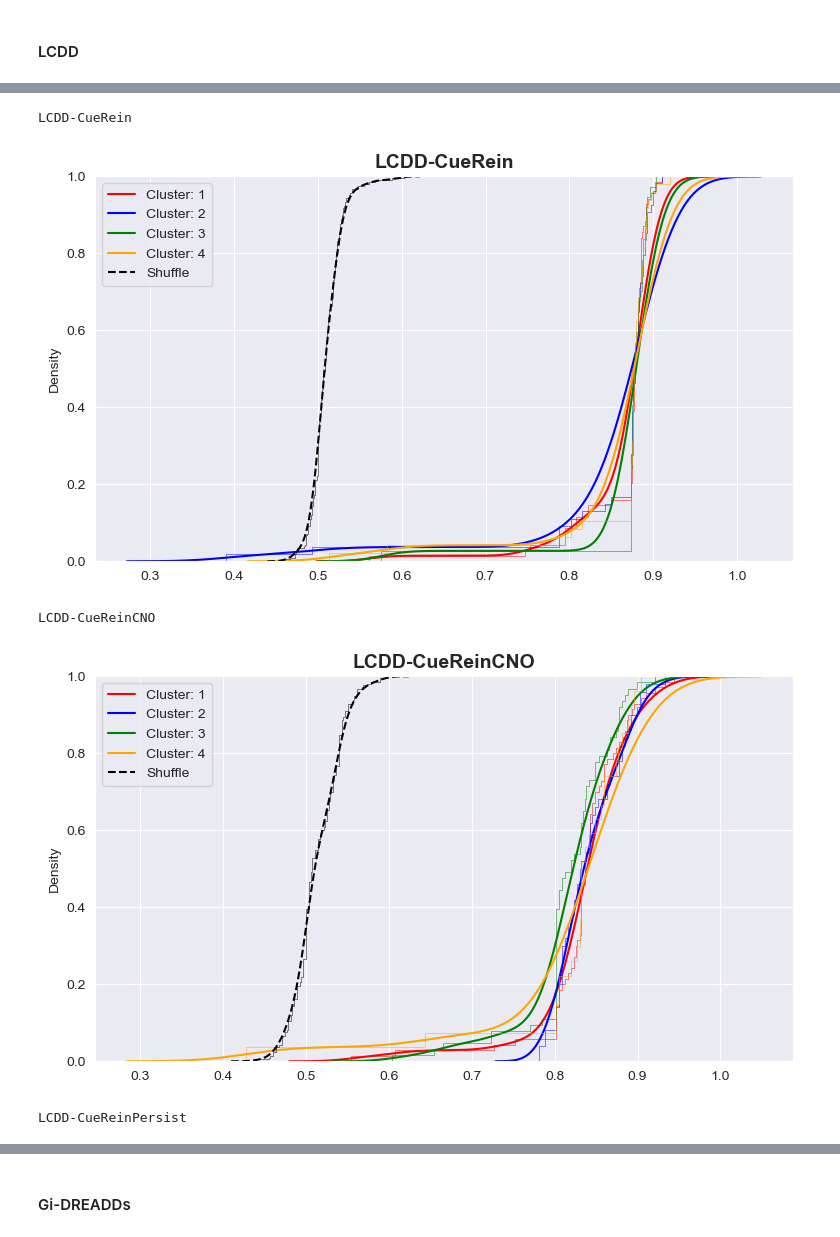
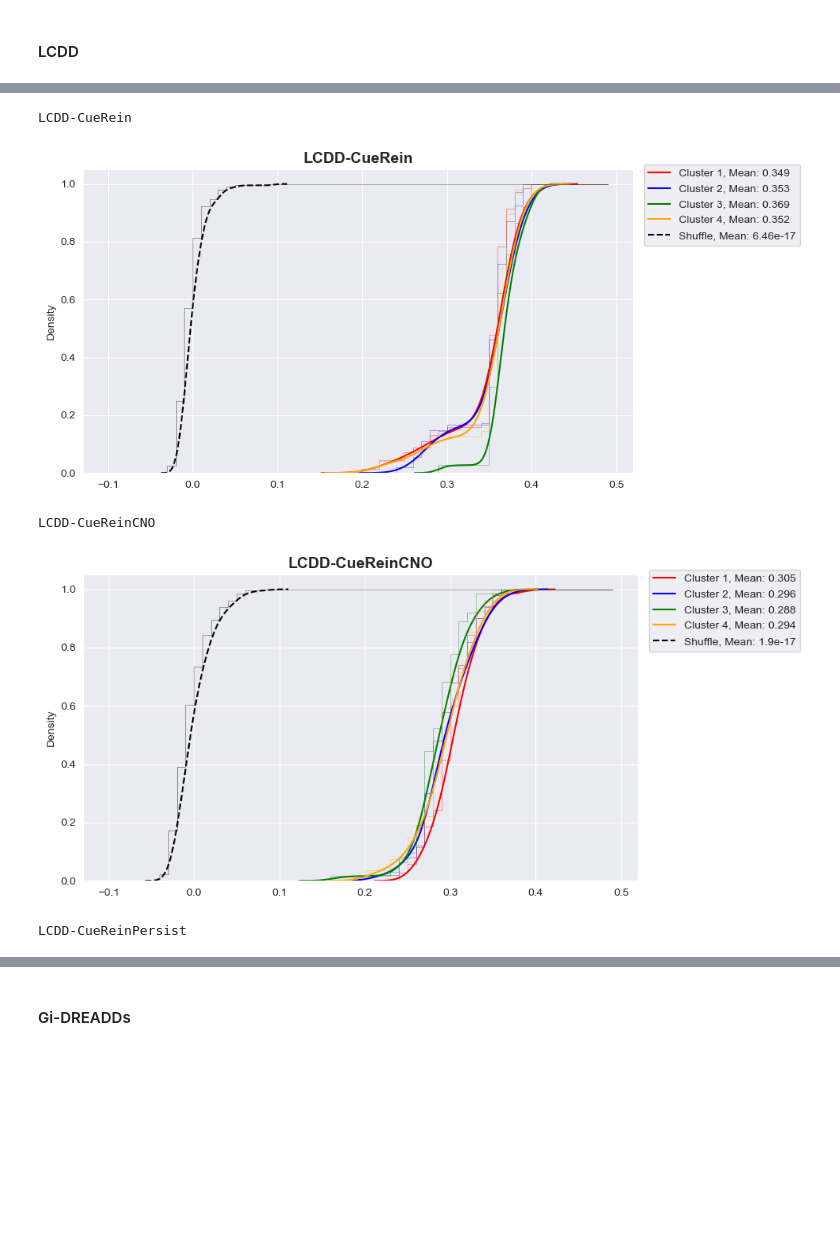
Before and after one commit to datasiansalsa/LC-PrL-DREADDs_Self-Admin_Analysis, a Jupyter notebook: active-lever_analysis/LC-PrL-DREADDs_active-lever_analysis_JJB.ipynb, the cells around one changed output, grey strips where cells are left out. Drawn from its saved outputs; the diff is of its cells as text; code cells hidden in the pictures; blank space fills up the shorter version.

```diff
--- a/active-lever_analysis/LC-PrL-DREADDs_active-lever_analysis_JJB.ipynb
+++ b/active-lever_analysis/LC-PrL-DREADDs_active-lever_analysis_JJB.ipynb
@@ -77,7 +77,7 @@ except:
     LCDD_models = os.path.join(LCDD_repository, 'population_data')
 
     #cluster list files
-    LCDD_cueRein_cluster_labels = np.load(os.path.join(LCDD_cueRein_dir, 'cluster_list_per_session_CueTests Control.npy'))
+    LCDD_cueRein_labels = np.load(os.path.join(LCDD_cueRein_dir, 'cluster_list_per_session_CueTests Control.npy'))
     LCDD_cueReinCNO_labels = np.load(os.path.join(LCDD_cueReinCNO_dir, 'cluster_list_per_session_CueTests Control.npy'))
     LCDD_cueReinPersist_labels = np.load(os.path.join(LCDD_cueReinPersist_dir, 'cluster_list_per_session_CueTests Control.npy'))
 
@@ -94,7 +94,7 @@ except:
     Gi_models = os.path.join(Gi_repository, 'population_data')
 
     #cluster list files
-    Gi_cueRein_cluster_labels = np.load(os.path.join(Gi_cueRein_dir, 'cluster_list_per_session_CueTests Gi-DREADDs.npy'))
+    Gi_cueRein_labels = np.load(os.path.join(Gi_cueRein_dir, 'cluster_list_per_session_CueTests Gi-DREADDs.npy'))
     Gi_cueReinCNO_labels = np.load(os.path.join(Gi_cueReinCNO_dir, 'cluster_list_per_session_CueTests Gi-DREADDs.npy'))
     Gi_cueReinPersist_labels = np.load(os.path.join(Gi_cueReinPersist_dir, 'cluster_list_per_session_CueTests Gi-DREADDs.npy'))
 
@@ -352,8 +348,11 @@ numclusters = 4
 
 #initialize epochs
 baseline_epoch = [0,8]
-response_epoch = [pre_window_size, pre_window_size+12]
+response_epoch = [pre_window_size-8, pre_window_size-1]
 
 numshuffles = 1
 uniquelabels = np.arange(numclusters)
 numneuronsincluster = np.nan*np.ones((numclusters,))
+
+print('Baseline epoch:', baseline_epoch)
+print('Response epoch:', response_epoch)
@@ -434,16 +435,16 @@ for index in range(len(animal_groups)):
             try:
                 try:
                     timeout_mean = np.nanmean(trials[np.where(flags==0),:,:])
-                    trials[np.where(flags==1),:,:] = trials[np.where(flags==1),:,:] - timeout_mean
+                    trials[np.where(flags==1),:,:] = trials[np.where(flags==1),:,:] - timeout_mean #subtract mean of inactive/timeout press from active press
                 except Exception as e:
                     print('*** Error: %s ***'%(e))
                 baseline = np.empty_like(trials)
                 response = np.empty_like(trials)
                 for neuron in range(trials.shape[2]):
-                    baseline[:,pre_window_size-int(3*7.5):pre_window_size,neuron] = trials[:,pre_window_size-int(3*7.5):pre_window_size,neuron]
-                    response[:,pre_window_size:pre_window_size+int(6*7.5),neuron] = trials[:,pre_window_size:pre_window_size+int(6*7.5),neuron]
+                    baseline[:,baseline_epoch[0]:baseline_epoch[1],neuron] = trials[:,baseline_epoch[0]:baseline_epoch[1],neuron]
+                    response[:,response_epoch[0]:response_epoch[1],neuron] = trials[:,response_epoch[0]:response_epoch[1],neuron]
                     X = np.vstack((baseline[:,:,neuron], response[:,:,neuron]))
-                    y = np.hstack((np.zeros(len(baseline)), np.ones(len(response))))
+                    y = np.hstack((np.zeros(len(baseline)), np.ones(len(response)))) #baseline classified as 0s, response classified as 1s
                     search.fit(X, y)
                     classification_accuracy[group]['unshuffled'][neuron] = search.best_score_
                     shuffled_y = np.random.permutation(y)
@@ -515,37 +527,74 @@ plt.show()
 # %%
 #plotting clusters per group
 
 groups = [
     'LCDD-CueRein',
     'LCDD-CueReinCNO',
     'LCDD-CueReinPersist'
     ]
 labels_dir = [LCDD_cueRein_labels, LCDD_cueReinCNO_labels, LCDD_cueReinPersist_labels]
+
 colors=['red', 'blue', 'green', 'orange']
+bins = np.arange(-.10,.5,0.01)
 for index in range(len(groups)):
     print(groups[index])
     group = groups[index]
     cluster_labels = labels_dir[index]
     decode_values = np.load(os.path.join(iteration_dictionaries, '%s_%s_decoding-dict.npy'%(date, group)))
     unshuffle = decode_values[0]
     shuffle = decode_values[1]
     cluster_all_shuffle = []
     for c, cluster in enumerate(uniquelabels):
         cluster_unshuffle_values = unshuffle[np.where(cluster_labels[:unshuffle.shape[0]]==c)]
         cluster_shuffle_values = shuffle[np.where(cluster_labels[:shuffle.shape[0]]==c)]
-        cluster_all_shuffle.append(cluster_shuffle_values)
+        cluster_shuffled_mean = np.mean(cluster_shuffle_values)
+        cluster_unshuffle_values = cluster_unshuffle_values - cluster_shuffled_mean #normalize by subtracting mean shuffled values of cluster
+        cluster_shuffle_values = cluster_shuffle_values -  cluster_shuffled_mean
+        for neuron_accuracy in cluster_shuffle_values:
+            cluster_all_shuffle.append(neuron_accuracy)
         sns.set_style('darkgrid')
-        sns.kdeplot(cluster_unshuffle_values, label='Cluster: %s'%(cluster+1), cumulative=True, color=colors[c])
-        sns.ecdfplot(cluster_unshuffle_values, linewidth=.5, alpha =.7, color=colors[c])
-    sns.kdeplot(shuffle, label='Shuffle', cumulative=True, color='k', linestyle='--')
-    sns.ecdfplot(shuffle, linewidth=.5, alpha =.7, color='k')
+        sns.kdeplot(
+            cluster_unshuffle_values,
+            label='Cluster %s, Mean: %s'%(cluster+1, '{0:.3g}'.format(np.mean(cluster_unshuffle_values))),
+            cumulative=True,
+            color=colors[c])
+        sns.histplot(
+            cluster_unshuffle_values,
+            element='step',
+            fill=False,
+            cumulative=True,
+            stat='density',
+            bins=bins,
+            color=colors[c],
+            alpha=.5,
+            linewidth=.5
+        )
+    sns.kdeplot(
+        cluster_all_shuffle,
+        label='Shuffle, Mean: %s'%('{0:.3g}'.format(np.mean(cluster_all_shuffle))),
+        cumulative=True,
+        color='k',
+        linestyle='--')
+    sns.histplot(
+            cluster_all_shuffle,
+            element='step',
+            fill=False,
+            cumulative=True,
+            stat='density',
+            bins=bins,
+            color='k',
+            alpha=.5,
+            linewidth=.5
+        )
     plt.title(group, fontsize=14, fontweight='bold')
-    plt.legend(loc='best')
-    plt.savefig(os.path.join(iteration_results, '%s-Clusters.PDF'%(group)), format='PDF')
+    plt.legend(loc=(1.02,.75), fontsize=10)
+
+    plt.savefig(os.path.join(iteration_results, '%s-Clusters.PDF'%(group)), format='PDF', bbox_inches="tight")
+
     plt.show()
 # %% [output]
 LCDD-CueRein
-[figure, old version]
+[figure, new version]
 LCDD-CueReinCNO
-[figure, old version]
+[figure, new version]
 LCDD-CueReinPersist
```
Also changed, not shown: parts of 12 cells of this notebook, 1 other file.
